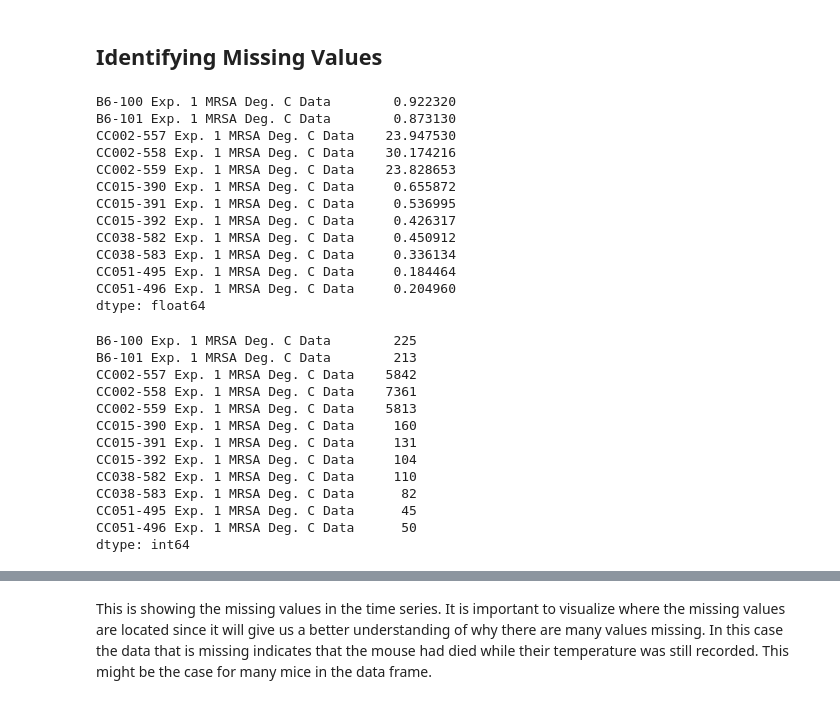
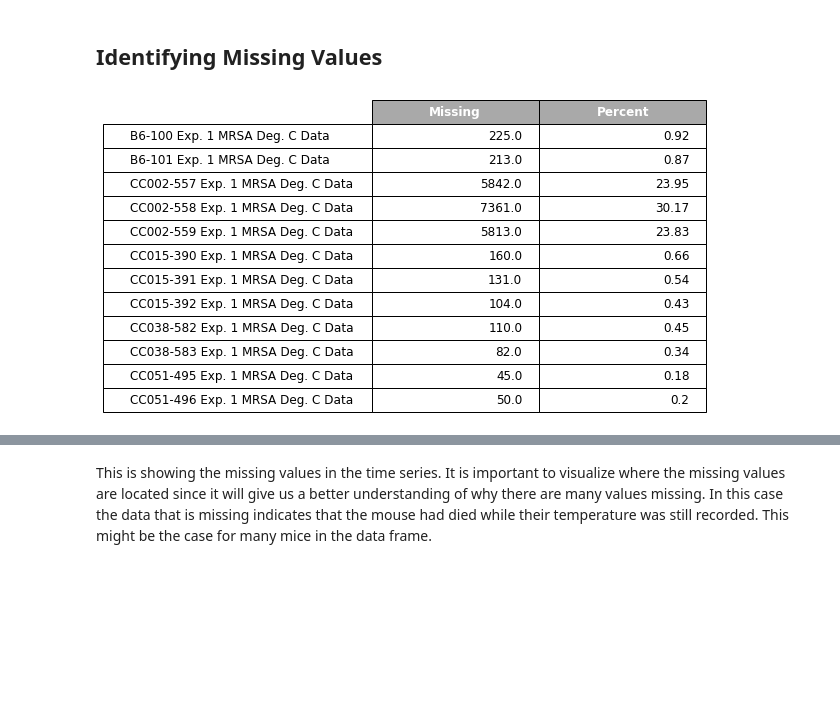
Before and after one commit to sheyaa/caterpillar_mset, a Jupyter notebook: mice_fill_missing_values.ipynb, the cells around one changed output, grey strips where cells are left out. Cells and saved outputs as stored; diff of their text form; code cells hidden in the pictures; blank space fills up the shorter version.

```diff
--- a/mice_fill_missing_values.ipynb
+++ b/mice_fill_missing_values.ipynb
@@ -49,36 +49,36 @@ mice_temp.head()
 ## Identifying Missing Values
 # %%
 # What percent of values are missing
-mice_temp.isna().mean()*100
+percent = round(mice_temp.isna().mean()*100, 2)
+df_percent = pd.DataFrame(percent)
+
+# How much of the data is missing
+amount = mice_temp.isna().sum()
+df_amount = pd.DataFrame(amount)
+
+# Combing data frames
+combined_df = pd.concat([df_amount, df_percent], axis=1)
+# Set column labels
+combined_df.columns = ['Missing', 'Percent']
+combined_df
+
+# Saving the Table
+# Create a table visualization using matplotlib
+fig, ax = plt.subplots(figsize=(6, 4))
+ax.axis('off')
+table = ax.table(cellText=combined_df.values, colLabels=combined_df.columns, rowLabels=combined_df.index, loc='center')
+table.auto_set_font_size(False)
+table.set_fontsize(12)
+table.scale(1, 2)  # Adjust the scaling factor as per your requirements
+
+# Modify the column names as dark color boxes
+for i, col_name in enumerate(combined_df.columns):
+    cell = table[0, i]
+    cell.set_text_props(weight='bold', color='white')
+    cell.set_facecolor('darkgray')
+
+# Save the table as an image file
+plt.savefig('table_percentage.png', bbox_inches='tight', facecolor='white')
 # %% [output]
-B6-100 Exp. 1 MRSA Deg. C Data        0.922320
-B6-101 Exp. 1 MRSA Deg. C Data        0.873130
-CC002-557 Exp. 1 MRSA Deg. C Data    23.947530
-CC002-558 Exp. 1 MRSA Deg. C Data    30.174216
-CC002-559 Exp. 1 MRSA Deg. C Data    23.828653
-CC015-390 Exp. 1 MRSA Deg. C Data     0.655872
-CC015-391 Exp. 1 MRSA Deg. C Data     0.536995
-CC015-392 Exp. 1 MRSA Deg. C Data     0.426317
-CC038-582 Exp. 1 MRSA Deg. C Data     0.450912
-CC038-583 Exp. 1 MRSA Deg. C Data     0.336134
-CC051-495 Exp. 1 MRSA Deg. C Data     0.184464
-CC051-496 Exp. 1 MRSA Deg. C Data     0.204960
-dtype: float64
+[figure, added]
-# %%
-# How much of the data is missing
-mice_temp.isna().sum()
-# %% [output]
-B6-100 Exp. 1 MRSA Deg. C Data        225
-B6-101 Exp. 1 MRSA Deg. C Data        213
-CC002-557 Exp. 1 MRSA Deg. C Data    5842
-CC002-558 Exp. 1 MRSA Deg. C Data    7361
-CC002-559 Exp. 1 MRSA Deg. C Data    5813
-CC015-390 Exp. 1 MRSA Deg. C Data     160
-CC015-391 Exp. 1 MRSA Deg. C Data     131
-CC015-392 Exp. 1 MRSA Deg. C Data     104
-CC038-582 Exp. 1 MRSA Deg. C Data     110
-CC038-583 Exp. 1 MRSA Deg. C Data      82
-CC051-495 Exp. 1 MRSA Deg. C Data      45
-CC051-496 Exp. 1 MRSA Deg. C Data      50
-dtype: int64
 # %%
```
Also changed, not shown: parts of 1 cell of this notebook, 1 other file.
